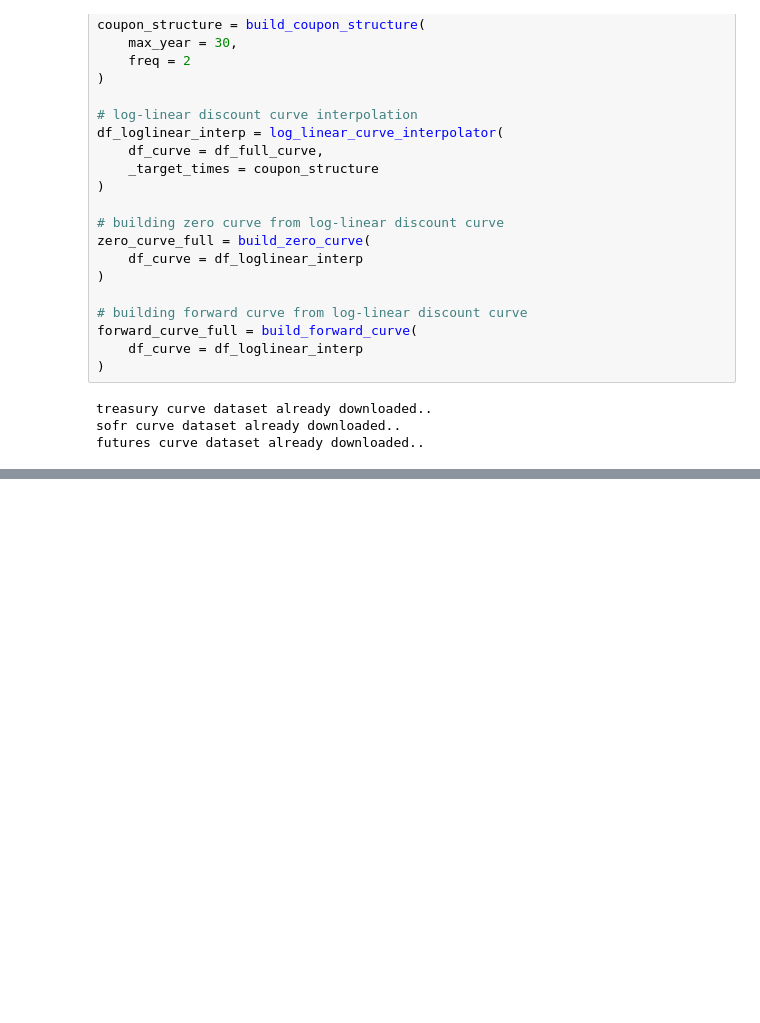
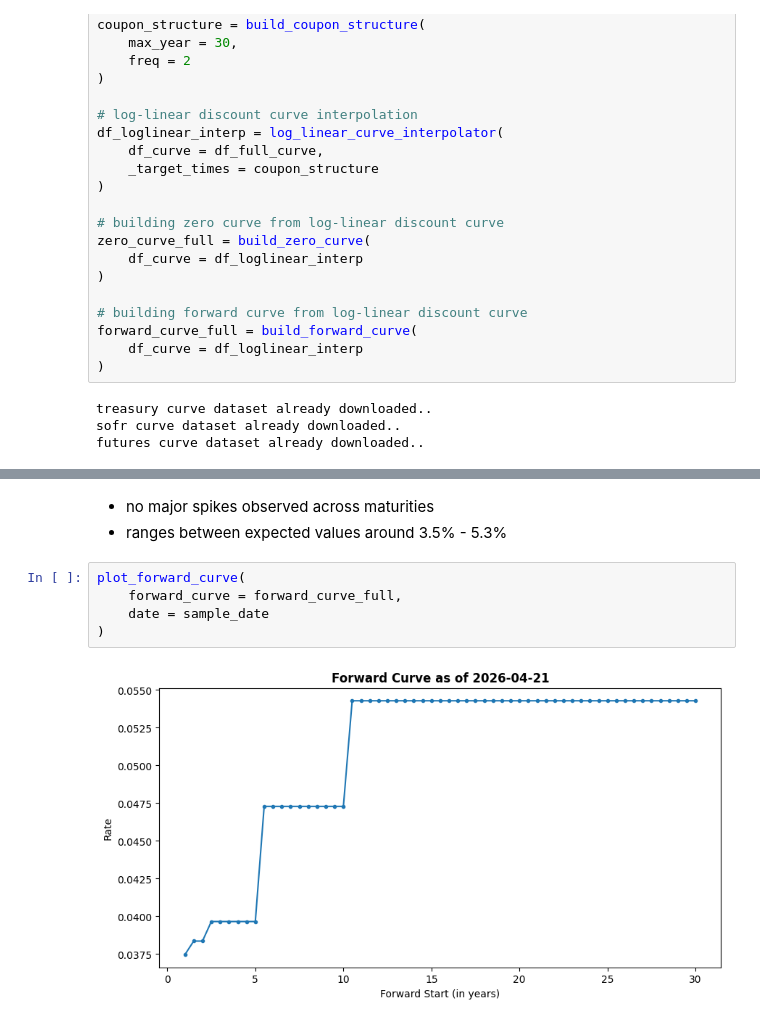
Before and after one commit to gorkemyencak/hedge-accounting-valuation-platform, a Jupyter notebook: notebooks/02_multi_curve_architecture_testing.ipynb, the cells around one changed output, grey strips where cells are left out. Saved outputs shown, nothing was run; the diff lists cells and outputs as text; blank space fills up the shorter version.

```diff
--- a/notebooks/02_multi_curve_architecture_testing.ipynb
+++ b/notebooks/02_multi_curve_architecture_testing.ipynb
@@ -97,0 +105,10 @@ plt.show()
+# %% [markdown]
+- no major spikes observed across maturities
+- ranges between expected values around 3.5% - 5.3%
+# %%
+plot_forward_curve(
+    forward_curve = forward_curve_full,
+    date = sample_date
+)
+# %% [output]
+[figure, added]
```
Also changed, not shown: parts of 7 cells of this notebook, 1 other file.
